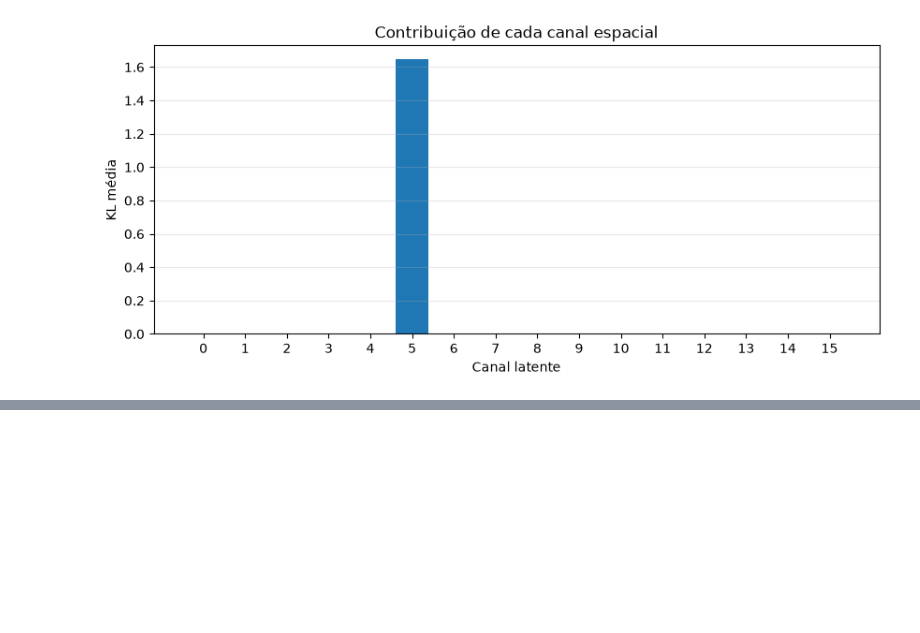
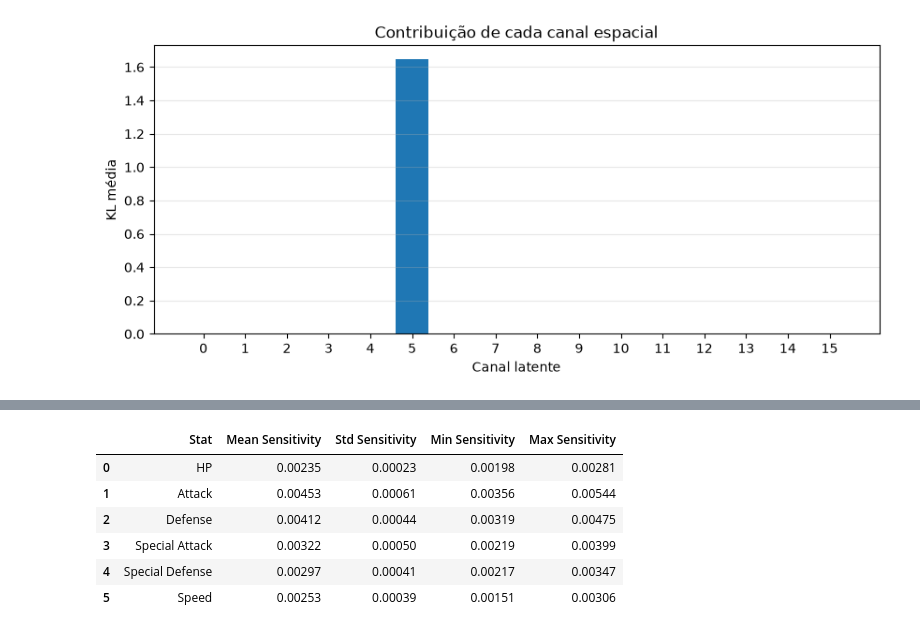
Before and after one commit to J0hnV1ct0r/Projeto_poke_sprite, a Jupyter notebook: pokeBWTPST_cvae.ipynb, the cells around one changed output, grey strips where cells are left out. Drawn from its saved outputs; the diff is of its cells as text; code cells hidden in the pictures; blank space fills up the shorter version.

Commit message:
testes com o modelo ultra

```diff
--- a/pokeBWTPST_cvae.ipynb
+++ b/pokeBWTPST_cvae.ipynb
@@ -9203,0 +9592,99 @@ plt.show()
+# %%
+N_LATENT_SEEDS = 16
+
+multi_seed_results = {
+    col: []
+    for col in STAT_COLUMNS
+}
+
+model_cond.eval()
+
+for seed in range(N_LATENT_SEEDS):
+
+    torch.manual_seed(GENERATION_SEED + seed)
+
+    if torch.cuda.is_available():
+        torch.cuda.manual_seed_all(
+            GENERATION_SEED + seed
+        )
+
+    z = torch.randn(
+        1,
+        16,
+        16,
+        16,
+        device=DEVICE
+    )
+
+    z_batch = z.expand(
+        len(variants),
+        -1,
+        -1,
+        -1
+    ).contiguous()
+
+    with torch.no_grad():
+
+        outputs = model_cond.generate(
+            conditions_test,
+            z=z_batch
+        )
+
+    outputs = outputs.squeeze(1)
+
+    for i, col in enumerate(STAT_COLUMNS):
+
+        low_index = 1 + 2 * i
+        high_index = 2 + 2 * i
+
+        difference = torch.abs(
+            outputs[high_index] - outputs[low_index]
+        )
+
+        sensitivity = difference.mean().item()
+
+        multi_seed_results[col].append(
+            sensitivity
+        )
+
+
+multi_seed_summary = []
+
+for col in STAT_COLUMNS:
+
+    values = multi_seed_results[col]
+
+    multi_seed_summary.append({
+
+        "Stat": STAT_LABELS[col],
+
+        "Mean Sensitivity": np.mean(values),
+
+        "Std Sensitivity": np.std(values),
+
+        "Min Sensitivity": np.min(values),
+
+        "Max Sensitivity": np.max(values)
+    })
+
+
+multi_seed_df = pd.DataFrame(
+    multi_seed_summary
+)
+
+display(
+    multi_seed_df.style.format({
+        "Mean Sensitivity": "{:.5f}",
+        "Std Sensitivity": "{:.5f}",
+        "Min Sensitivity": "{:.5f}",
+        "Max Sensitivity": "{:.5f}"
+    })
+)
+# %% [output]
+|  | Stat | Mean Sensitivity | Std Sensitivity | Min Sensitivity | Max Sensitivity |
+| 0 | HP | 0.00235 | 0.00023 | 0.00198 | 0.00281 |
+| 1 | Attack | 0.00453 | 0.00061 | 0.00356 | 0.00544 |
+| 2 | Defense | 0.00412 | 0.00044 | 0.00319 | 0.00475 |
+| 3 | Special Attack | 0.00322 | 0.00050 | 0.00219 | 0.00399 |
+| 4 | Special Defense | 0.00297 | 0.00041 | 0.00217 | 0.00347 |
+| 5 | Speed | 0.00253 | 0.00039 | 0.00151 | 0.00306 |
```
Also changed, not shown: parts of 10 cells of this notebook.
